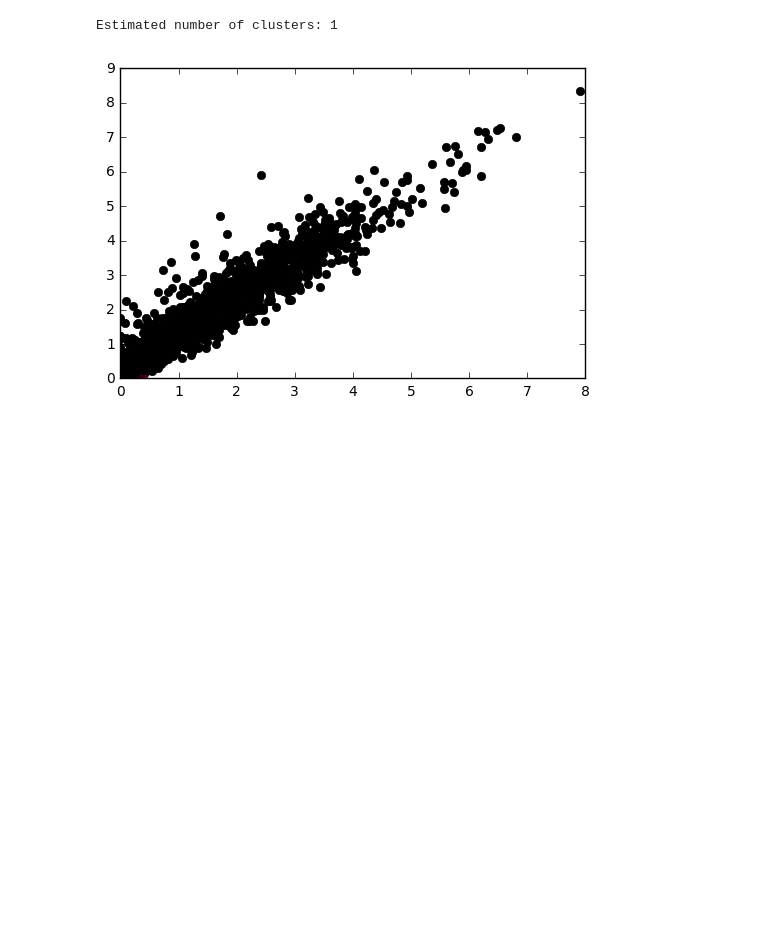
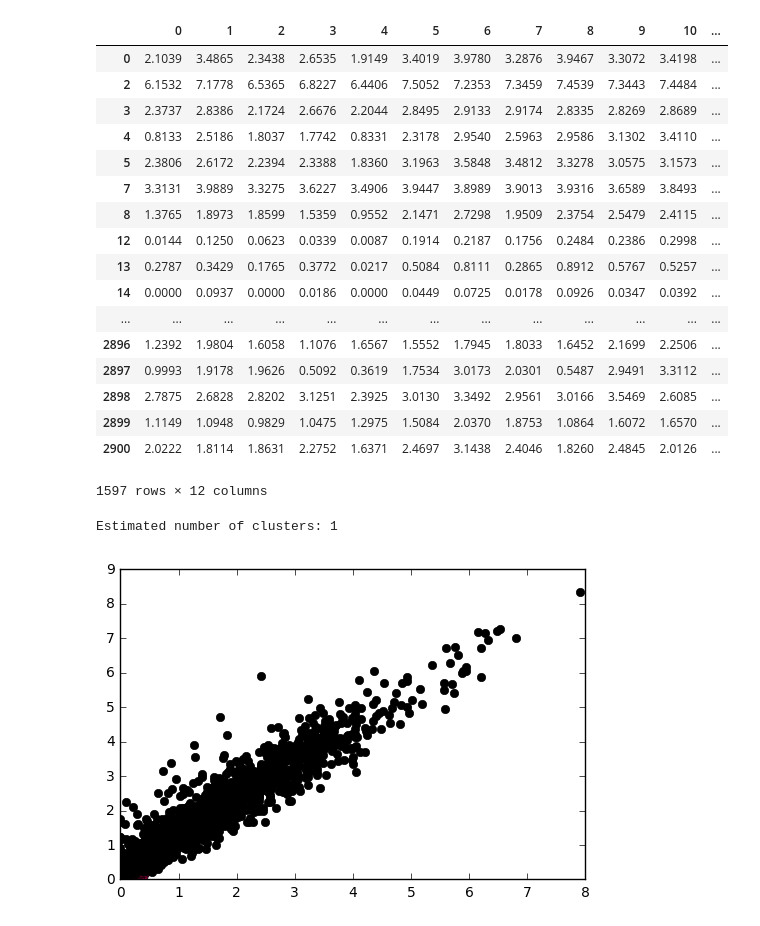
Before and after one commit to UW-Biol419-Wi2017/SpontaneousActivity, a Jupyter notebook: Large dataset DBSCAN.ipynb, the cells around one changed output. Drawn from its saved outputs; the diff is of its cells as text; code cells hidden in the pictures; blank space fills up the shorter version.

```diff
--- a/Large dataset DBSCAN.ipynb
+++ b/Large dataset DBSCAN.ipynb
@@ -7,12 +7,32 @@ from sklearn.cluster import DBSCAN
 # %%
 #removing values where gene-id is 0 (unidentified)
 data = pd.read_csv('ExpressionR50.csv', header =None)
 rows = pd.read_csv('RowsR50.csv')
 age = np.array([12, 13, 13, 12, 16, 17, 21, 21, 24, 35, 37])
 gene_id = rows.ix[:,2]
 data_id = pd.concat([data, gene_id], axis=1)
 new_data = data_id[data_id['gene-id']!= 0]
 clean_data = new_data.ix[:,:-1]
+new_data
+# %% [output]
+|  | 0 | 1 | 2 | 3 | 4 | 5 | 6 | 7 | 8 | 9 | 10 | ... |
+| 0 | 2.1039 | 3.4865 | 2.3438 | 2.6535 | 1.9149 | 3.4019 | 3.9780 | 3.2876 | 3.9467 | 3.3072 | 3.4198 | ... |
+| 2 | 6.1532 | 7.1778 | 6.5365 | 6.8227 | 6.4406 | 7.5052 | 7.2353 | 7.3459 | 7.4539 | 7.3443 | 7.4484 | ... |
+| 3 | 2.3737 | 2.8386 | 2.1724 | 2.6676 | 2.2044 | 2.8495 | 2.9133 | 2.9174 | 2.8335 | 2.8269 | 2.8689 | ... |
+| 4 | 0.8133 | 2.5186 | 1.8037 | 1.7742 | 0.8331 | 2.3178 | 2.9540 | 2.5963 | 2.9586 | 3.1302 | 3.4110 | ... |
+| 5 | 2.3806 | 2.6172 | 2.2394 | 2.3388 | 1.8360 | 3.1963 | 3.5848 | 3.4812 | 3.3278 | 3.0575 | 3.1573 | ... |
+| 7 | 3.3131 | 3.9889 | 3.3275 | 3.6227 | 3.4906 | 3.9447 | 3.8989 | 3.9013 | 3.9316 | 3.6589 | 3.8493 | ... |
+| 8 | 1.3765 | 1.8973 | 1.8599 | 1.5359 | 0.9552 | 2.1471 | 2.7298 | 1.9509 | 2.3754 | 2.5479 | 2.4115 | ... |
+| 12 | 0.0144 | 0.1250 | 0.0623 | 0.0339 | 0.0087 | 0.1914 | 0.2187 | 0.1756 | 0.2484 | 0.2386 | 0.2998 | ... |
+| 13 | 0.2787 | 0.3429 | 0.1765 | 0.3772 | 0.0217 | 0.5084 | 0.8111 | 0.2865 | 0.8912 | 0.5767 | 0.5257 | ... |
+| 14 | 0.0000 | 0.0937 | 0.0000 | 0.0186 | 0.0000 | 0.0449 | 0.0725 | 0.0178 | 0.0926 | 0.0347 | 0.0392 | ... |
+| ... | ... | ... | ... | ... | ... | ... | ... | ... | ... | ... | ... | ... |
+| 2896 | 1.2392 | 1.9804 | 1.6058 | 1.1076 | 1.6567 | 1.5552 | 1.7945 | 1.8033 | 1.6452 | 2.1699 | 2.2506 | ... |
+| 2897 | 0.9993 | 1.9178 | 1.9626 | 0.5092 | 0.3619 | 1.7534 | 3.0173 | 2.0301 | 0.5487 | 2.9491 | 3.3112 | ... |
+| 2898 | 2.7875 | 2.6828 | 2.8202 | 3.1251 | 2.3925 | 3.0130 | 3.3492 | 2.9561 | 3.0166 | 3.5469 | 2.6085 | ... |
+| 2899 | 1.1149 | 1.0948 | 0.9829 | 1.0475 | 1.2975 | 1.5084 | 2.0370 | 1.8753 | 1.0864 | 1.6072 | 1.6570 | ... |
+| 2900 | 2.0222 | 1.8114 | 1.8631 | 2.2752 | 1.6371 | 2.4697 | 3.1438 | 2.4046 | 1.8260 | 2.4845 | 2.0126 | ... |
+1597 rows × 12 columns
 # %%
 #running DBSCAN
 db = DBSCAN(eps=0.2, min_samples=6).fit(clean_data)
```
Also changed, not shown: parts of 9 cells of this notebook.
